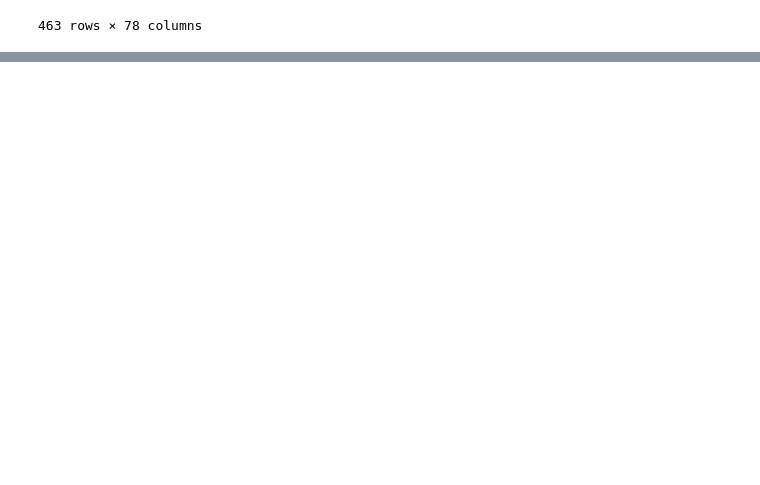
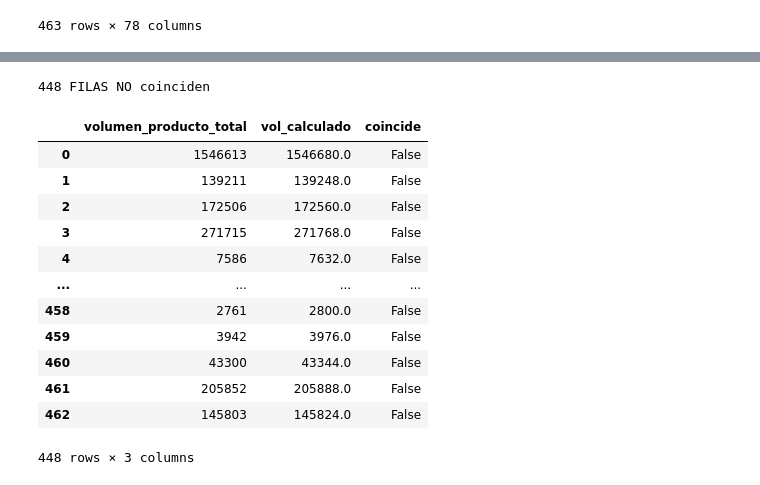
Before and after one commit to demianelnecave/AlixPartners-Competencia-Datos, a Jupyter notebook: 1b.correctitud.ipynb, the cells around one changed output, grey strips where cells are left out. Drawn from its saved outputs; the diff is of its cells as text; code cells hidden in the pictures; blank space fills up the shorter version.

```diff
--- a/1b.correctitud.ipynb
+++ b/1b.correctitud.ipynb
@@ -442,0 +460,6 @@ df_merge
+# %%
+mergeado = catalogo_productos.merge(
+    especificaciones_cajas,
+    on='caja_tipo_id',
+    how='left'
+)
@@ -442,0 +517,26 @@ df_merge
+# %%
+mergeado2 = mergeado.merge(operaciones_planta,
+                           on='codigo_producto'
+                           )
+
+cant_pallets_plantas = [c for c in mergeado2.columns if c.startswith('cantidad_pallets_planta_')]
+
+mergeado2['vol_calculado'] = mergeado2[cant_pallets_plantas].mul(
+    mergeado2['cantidad_cajas_total'], axis=0
+).sum(axis=1)
+verificar_correctitud(mergeado2, 'volumen_producto_total', 'vol_calculado')
+# %% [output]
+448 FILAS NO coinciden
+|  | volumen_producto_total | vol_calculado | coincide |
+| 0 | 1546613 | 1546680.0 | False |
+| 1 | 139211 | 139248.0 | False |
+| 2 | 172506 | 172560.0 | False |
+| 3 | 271715 | 271768.0 | False |
+| 4 | 7586 | 7632.0 | False |
+| ... | ... | ... | ... |
+| 458 | 2761 | 2800.0 | False |
+| 459 | 3942 | 3976.0 | False |
+| 460 | 43300 | 43344.0 | False |
+| 461 | 205852 | 205888.0 | False |
+| 462 | 145803 | 145824.0 | False |
+448 rows × 3 columns
```
Also changed, not shown: parts of 11 cells of this notebook, 2 other files.
